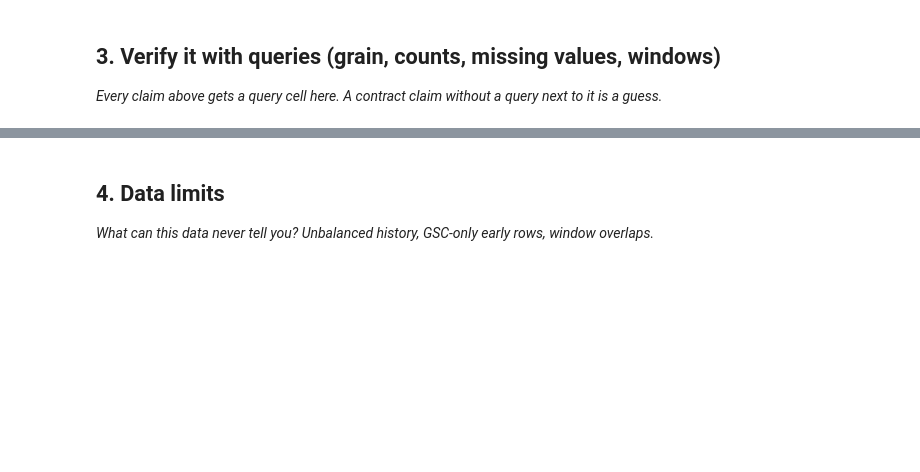
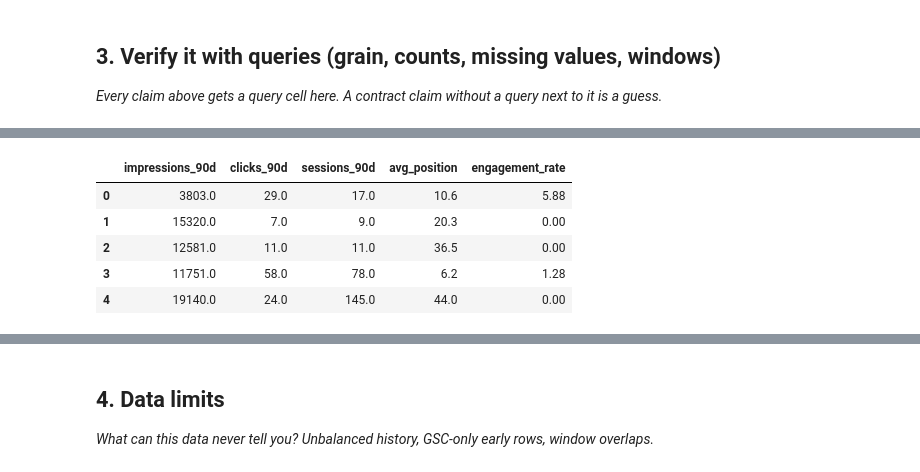
Before and after one commit to dishaa34/flyrank-ml, a Jupyter notebook: work/notebooks/w03_data_contract.ipynb, the cells around one changed output, grey strips where cells are left out. Saved outputs shown, nothing was run; the diff lists cells and outputs as text; code cells hidden in the pictures; blank space fills up the shorter version.

```diff
--- a/work/notebooks/w03_data_contract.ipynb
+++ b/work/notebooks/w03_data_contract.ipynb
@@ -26,0 +165,19 @@ This skeleton is yours to fill. Work the sections **in order** — each one has
+# %%
+feature_frame = df[
+    [
+        "impressions_90d",
+        "clicks_90d",
+        "sessions_90d",
+        "avg_position",
+        "engagement_rate"
+    ]
+]
+
+feature_frame.head()
+# %% [output]
+|  | impressions_90d | clicks_90d | sessions_90d | avg_position | engagement_rate |
+| 0 | 3803.0 | 29.0 | 17.0 | 10.6 | 5.88 |
+| 1 | 15320.0 | 7.0 | 9.0 | 20.3 | 0.00 |
+| 2 | 12581.0 | 11.0 | 11.0 | 36.5 | 0.00 |
+| 3 | 11751.0 | 58.0 | 78.0 | 6.2 | 1.28 |
+| 4 | 19140.0 | 24.0 | 145.0 | 44.0 | 0.00 |
```
Also changed, not shown: parts of 12 cells of this notebook.
